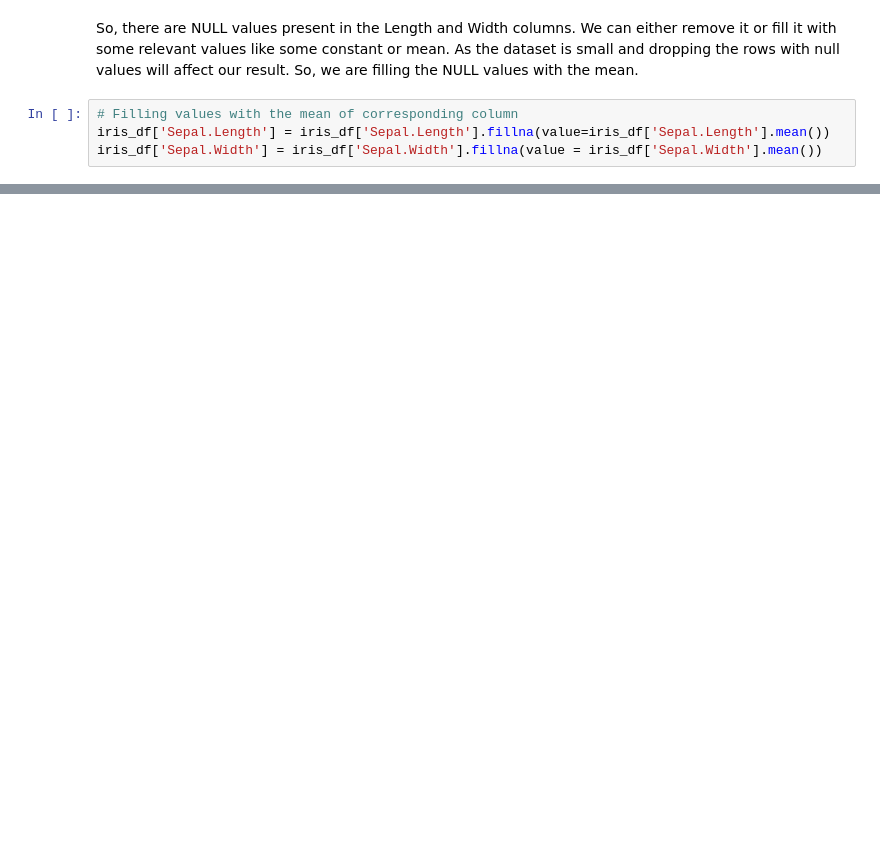
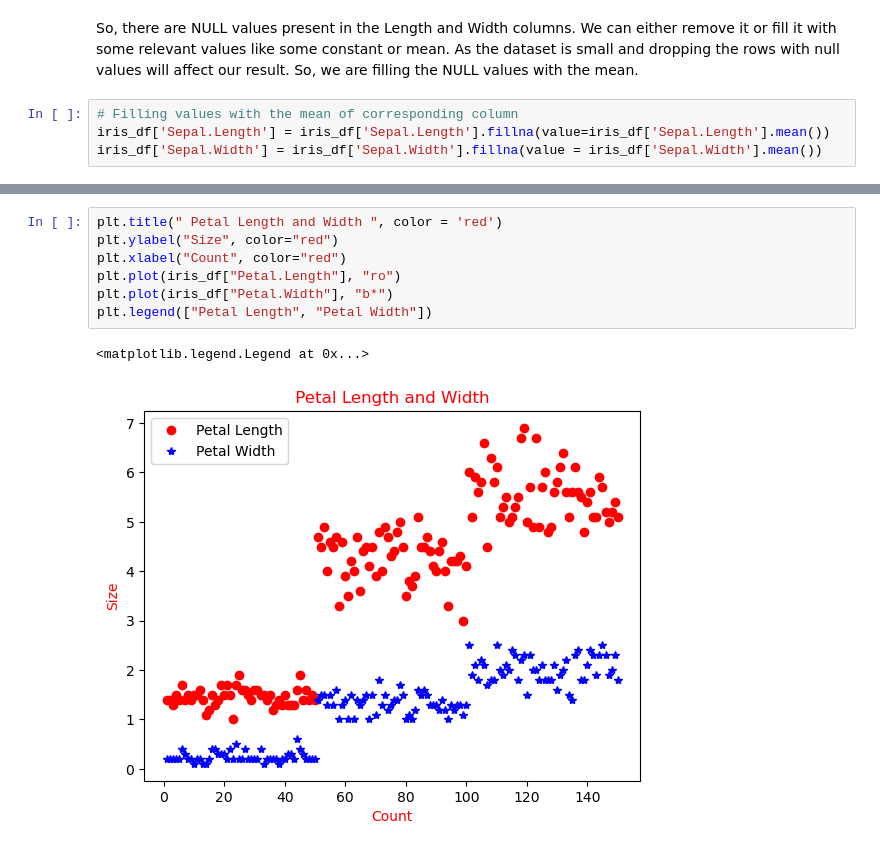
Before and after one commit to Er-Nikhil-code/DATA_ANALYSIS, a Jupyter notebook: iris_DataAnalysis.ipynb, the cells around one changed output, grey strips where cells are left out. Saved outputs shown, nothing was run; the diff lists cells and outputs as text; blank space fills up the shorter version.

```diff
--- a/iris_DataAnalysis.ipynb
+++ b/iris_DataAnalysis.ipynb
@@ -85,0 +118,10 @@ dtype: int64
+# %%
+plt.title(" Petal Length and Width ", color = 'red')
+plt.ylabel("Size", color="red")
+plt.xlabel("Count", color="red")
+plt.plot(iris_df["Petal.Length"], "ro")
+plt.plot(iris_df["Petal.Width"], "b*")
+plt.legend(["Petal Length", "Petal Width"])
+# %% [output]
+<matplotlib.legend.Legend at 0x...>
+[figure, added]
```
Also changed, not shown: parts of 12 cells of this notebook.
